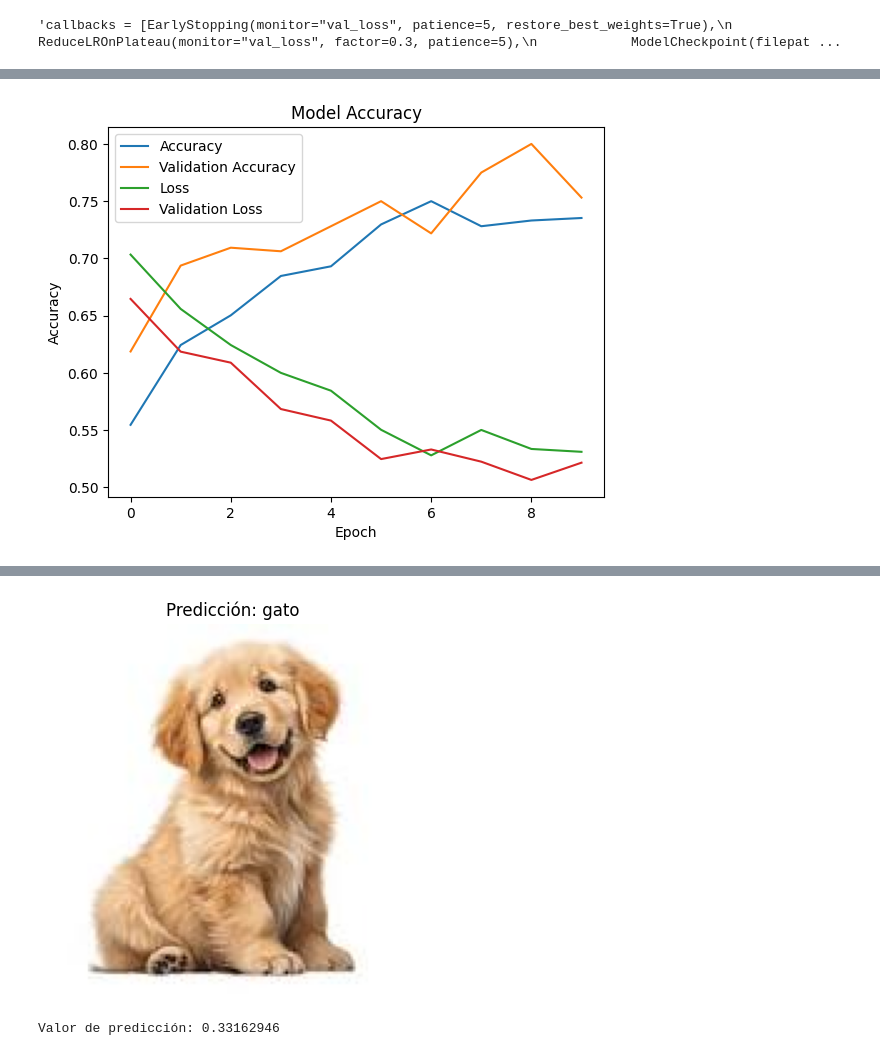
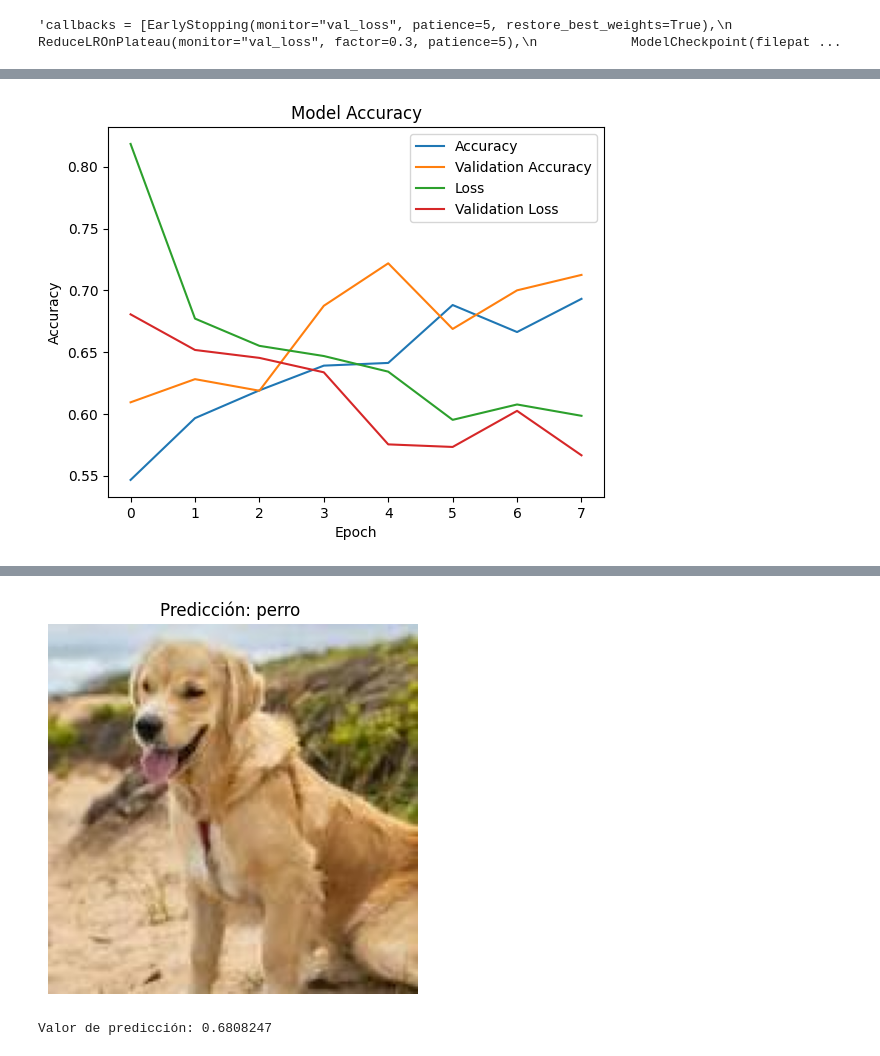
Before and after one commit to 4GeeksAcademy/sarayruiz---Machine-Learning, a Jupyter notebook: src/11-image-classifier-dogs-vs-cats.ipynb, the cells around one changed output, grey strips where cells are left out. Cells and saved outputs as stored; diff of their text form; code cells hidden in the pictures.

```diff
--- a/src/11-image-classifier-dogs-vs-cats.ipynb
+++ b/src/11-image-classifier-dogs-vs-cats.ipynb
@@ -172,3 +172,14 @@ test_data = datagentest.flow_from_directory(test_dir,
 'train_dir = "../data/dogs-vs-cats/train"\ntest_dir = "../data/dogs-vs-cats/test"\nimage_size = (200, 200)\nBATCH_SIZE = 32 # Valor estándar recomendado\n\ndatagentrain = ImageDataGenerator(rescale=1. ...
 # %% [markdown]
 ## Paso 3: Construye una RNA
+# %%
+# Configuración de los generadores
+train_datagen = ImageDataGenerator(rescale=1./255,
+                                   shear_range=0.2,
+                                   zoom_range=0.2,
+                                   horizontal_flip=True)
+test_datagen = ImageDataGenerator(rescale=1./255)
+
+# Carga de las imágenes desde las carpetas
+train_data = train_datagen.flow_from_directory('../data/dogs-vs-cats/train', target_size=(200, 200), batch_size=32, class_mode='binary')
+test_data = test_datagen.flow_from_directory('../data/dogs-vs-cats/test', target_size=(200, 200), batch_size=32, class_mode='binary')
@@ -220,8 +234,7 @@ model.add(Dense(units = 2, activation = "softmax")) # Capa de salida para 2 clas
 'model = Sequential()\n\n# 1. Bloque de Extracción de Característica Principal (Principio)\n# Simulación del Bloque 1\nmodel.add(Conv2D(input_shape = (200,200,3), filters = 64, kernel_size = (3,3), pa ...
 # %%
 # Compile the Model before Training
-
-model.compile(optimizer=Adam(learning_rate=0.0001), loss='binary_crossentropy', metrics=['accuracy'])
+model.compile(optimizer='adam', loss='binary_crossentropy', metrics=['accuracy'])
 # %%
 #Callbacks. otra forma de hacerlo, como apuntes.
 '''callbacks = [EarlyStopping(monitor="val_loss", patience=5, restore_best_weights=True),
@@ -287,9 +286,9 @@ plt.legend(["Accuracy", "Validation Accuracy", "Loss", "Validation Loss"])
 # Plot
 plt.show()
 # %% [output]
-[figure, old version]
+[figure, new version]
 # %%
-img_path = "../data\dogs-vs-cats\prueba\perro.jpg"
+img_path = "../data\dogs-vs-cats\prueba\PERRO2.jpg"
  # Cambio la ruta a una imagen de prueba
 
 def predict_image(model, img_path):
@@ -318,2 +317,2 @@ predict_image(model, img_path)
-[figure, old version]
+[figure, new version]
-Valor de predicción: 0.33162946
+Valor de predicción: 0.6808247
```
Also changed, not shown: parts of 3 cells of this notebook, 2 other files.
